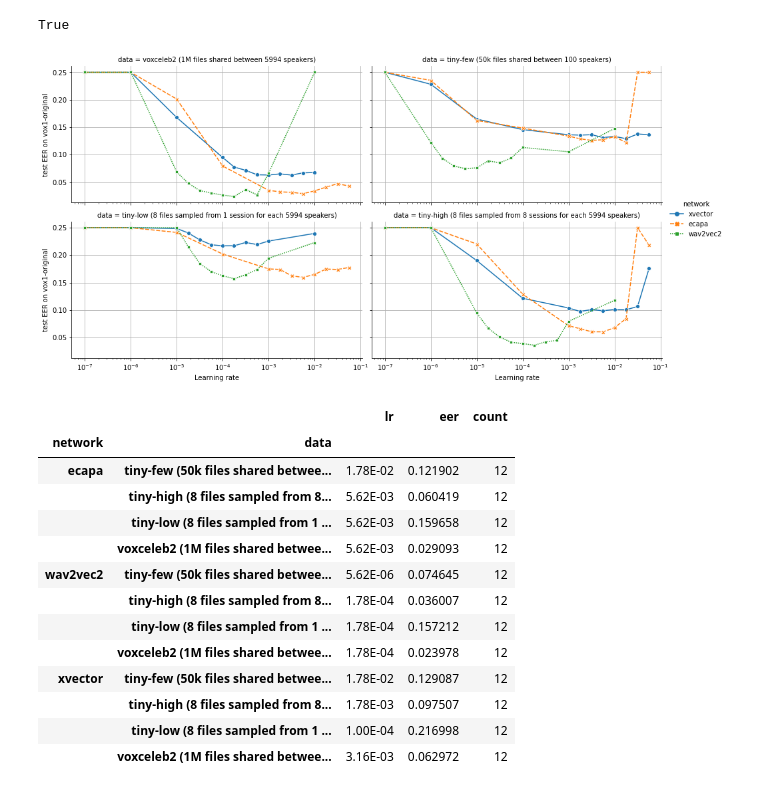
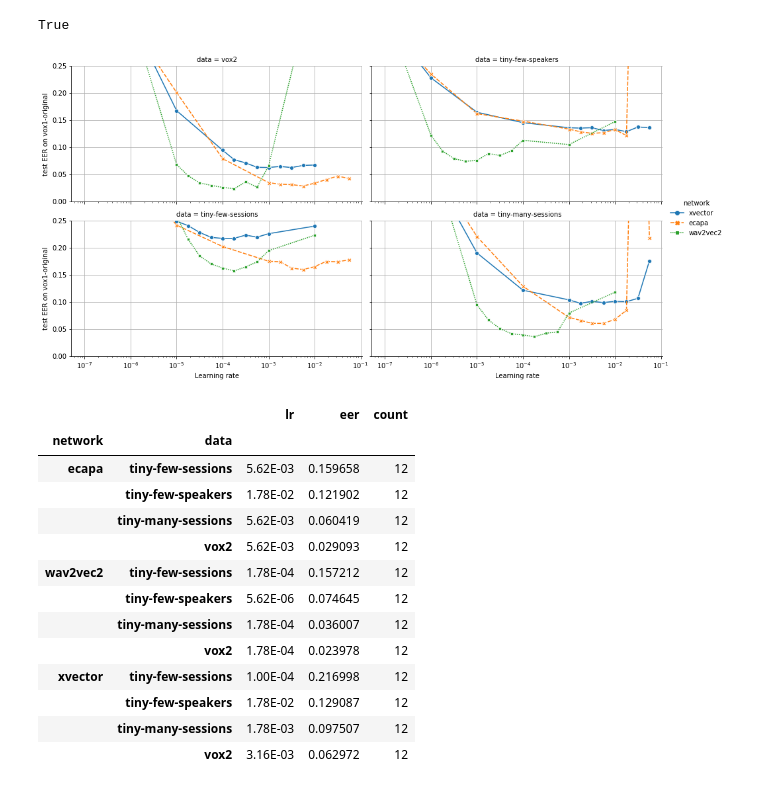
Before and after one commit to nikvaessen/w2v2-speaker-few-samples, a Jupyter notebook: result_analysis/plot_lr_grid.ipynb, the cells around one changed output. Drawn from its saved outputs; the diff is of its cells as text; code cells hidden in the pictures.

```diff
--- a/result_analysis/plot_lr_grid.ipynb
+++ b/result_analysis/plot_lr_grid.ipynb
@@ -18,10 +18,10 @@ True
 api = wandb.Api()
 
 data_description_map = {
-    "vox2": "voxceleb2 (1M files shared between 5994 speakers)",
-    "tiny-few": "tiny-few (50k files shared between 100 speakers)",
-    "tiny-low": "tiny-low (8 files sampled from 1 session for each 5994 speakers)",
-    "tiny-high": "tiny-high (8 files sampled from 8 sessions for each 5994 speakers)",
+    "vox2": "vox2",
+    "tiny-few": "tiny-few-speakers",
+    "tiny-low": "tiny-few-sessions",
+    "tiny-high": "tiny-many-sessions",
 }
 
 
@@ -42,8 +42,8 @@ def load_runs(name: str):
             lr = r.config["optim"]["algo"]["lr"]
             eer = r.summary["test_eer_original"]
 
-            if eer >= 0.25:
-                eer = 0.25
+            # if eer >= 0.25:
+            #     eer = 0.25
 
             if "vox2_full" in tags:
                 data = data_description_map["vox2"]
@@ -100,34 +100,35 @@ with sns.axes_style(rc={
     "xtick.minor.width":   0.6     # minor tick width in points
 }):
     fig = sns.relplot(
         data=df,
         x="lr",
         y="eer",
         hue="network",
         style="network",
         col="data",
         markers=True,
         dashes=True,
         kind="line",
         col_wrap=2,
         col_order=[
             data_description_map["vox2"],
             data_description_map["tiny-few"],
             data_description_map["tiny-low"],
             data_description_map["tiny-high"],
         ],
         height=height,
         aspect=aspect,
     )
 
+    fig.set(ylim=(0, 0.25))
     fig.set(xscale="log")
     fig.set(xlabel="Learning rate")
     fig.set(ylabel="test EER on vox1-original")
     plt.savefig("plot_four.png")
     plt.savefig("plot_four.pdf")
     plt.show()
 # %% [output]
-[figure, old version]
+[figure, new version]
 # %%
 df_copy = df.copy(deep=True)
 df_copy["lr"] = df_copy['lr'].apply("{:.2E}".format)
@@ -139,15 +140,15 @@ df_grouped.agg(lr=("lr", "first"), eer=("eer", "min"), count=("eer", "count"))
 # %% [output]
 |  |  | lr | eer | count |
 | network | data |  |  |  |
-| ecapa | tiny-few (50k files shared betwee... | 1.78E-02 | 0.121902 | 12 |
-|  | tiny-high (8 files sampled from 8... | 5.62E-03 | 0.060419 | 12 |
-|  | tiny-low (8 files sampled from 1 ... | 5.62E-03 | 0.159658 | 12 |
-|  | voxceleb2 (1M files shared betwee... | 5.62E-03 | 0.029093 | 12 |
-| wav2vec2 | tiny-few (50k files shared betwee... | 5.62E-06 | 0.074645 | 12 |
-|  | tiny-high (8 files sampled from 8... | 1.78E-04 | 0.036007 | 12 |
-|  | tiny-low (8 files sampled from 1 ... | 1.78E-04 | 0.157212 | 12 |
-|  | voxceleb2 (1M files shared betwee... | 1.78E-04 | 0.023978 | 12 |
-| xvector | tiny-few (50k files shared betwee... | 1.78E-02 | 0.129087 | 12 |
-|  | tiny-high (8 files sampled from 8... | 1.78E-03 | 0.097507 | 12 |
-|  | tiny-low (8 files sampled from 1 ... | 1.00E-04 | 0.216998 | 12 |
-|  | voxceleb2 (1M files shared betwee... | 3.16E-03 | 0.062972 | 12 |
+| ecapa | tiny-few-sessions | 5.62E-03 | 0.159658 | 12 |
+|  | tiny-few-speakers | 1.78E-02 | 0.121902 | 12 |
+|  | tiny-many-sessions | 5.62E-03 | 0.060419 | 12 |
+|  | vox2 | 5.62E-03 | 0.029093 | 12 |
+| wav2vec2 | tiny-few-sessions | 1.78E-04 | 0.157212 | 12 |
+|  | tiny-few-speakers | 5.62E-06 | 0.074645 | 12 |
+|  | tiny-many-sessions | 1.78E-04 | 0.036007 | 12 |
+|  | vox2 | 1.78E-04 | 0.023978 | 12 |
+| xvector | tiny-few-sessions | 1.00E-04 | 0.216998 | 12 |
+|  | tiny-few-speakers | 1.78E-02 | 0.129087 | 12 |
+|  | tiny-many-sessions | 1.78E-03 | 0.097507 | 12 |
+|  | vox2 | 3.16E-03 | 0.062972 | 12 |
```
Also changed, not shown: 3 other files.
